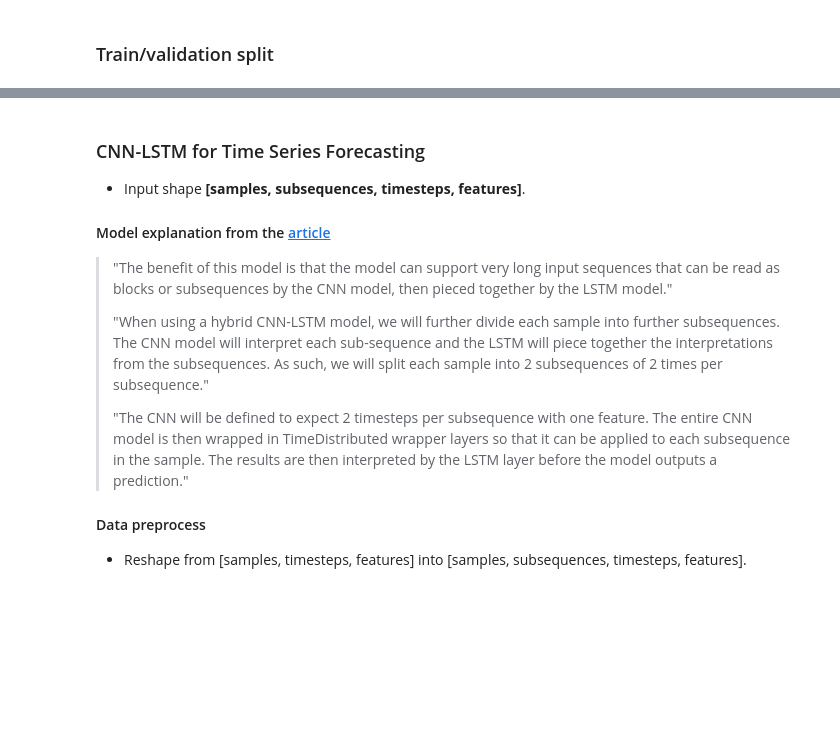
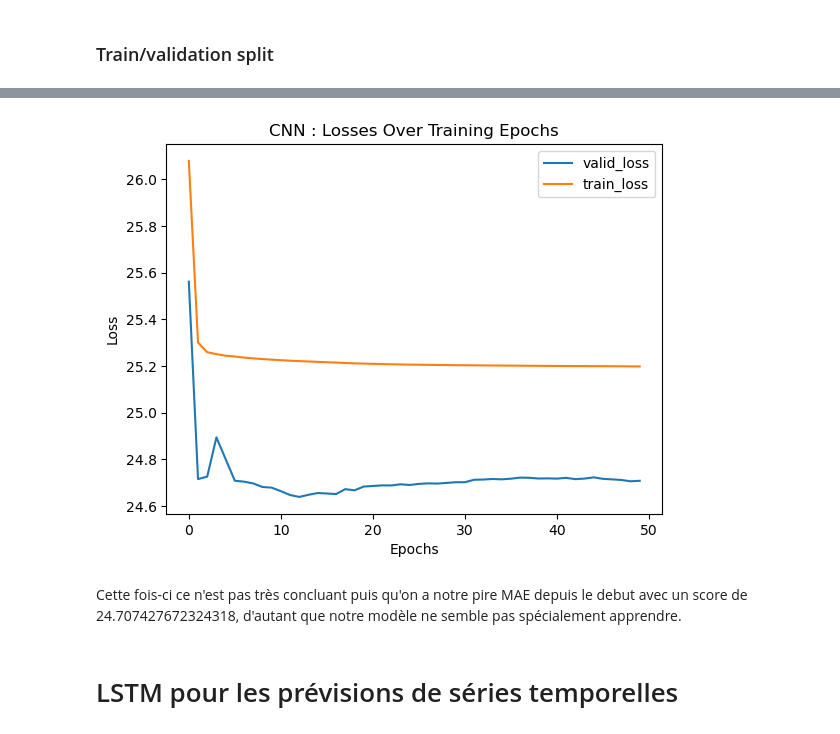
Before and after one commit to Aaramis/Deep_IODAA, a Jupyter notebook: Demand_Forecasting/deep-learning-for-time-series-forecasting.ipynb, the cells around one changed output, grey strips where cells are left out. Saved outputs shown, nothing was run; the diff lists cells and outputs as text; code cells hidden in the pictures; blank space fills up the shorter version.

Commit message:
Forecasting MLP CNN LSTM GRU

```diff
--- a/Demand_Forecasting/deep-learning-for-time-series-forecasting.ipynb
+++ b/Demand_Forecasting/deep-learning-for-time-series-forecasting.ipynb
@@ -229,13 +404,0 @@ lstm_history = model_lstm.fit(X_train_series, Y_train, validation_data=(X_valid_
-# %% [markdown]
-### CNN-LSTM for Time Series Forecasting
-* Input shape **[samples, subsequences, timesteps, features]**.
-
-#### Model explanation from the [article](https://machinelearningmastery.com/how-to-get-started-with-deep-learning-for-time-series-forecasting-7-day-mini-course/)
-> "The benefit of this model is that the model can support very long input sequences that can be read as blocks or subsequences by the CNN model, then pieced together by the LSTM model."
->
-> "When using a hybrid CNN-LSTM model, we will further divide each sample into further subsequences. The CNN model will interpret each sub-sequence and the LSTM will piece together the interpretations from the subsequences. As such, we will split each sample into 2 subsequences of 2 times per subsequence."
->
-> "The CNN will be defined to expect 2 timesteps per subsequence with one feature. The entire CNN model is then wrapped in TimeDistributed wrapper layers so that it can be applied to each subsequence in the sample. The results are then interpreted by the LSTM layer before the model outputs a prediction."
-
-#### Data preprocess
-* Reshape from [samples, timesteps, features] into [samples, subsequences, timesteps, features].
@@ -258,0 +493,16 @@ cnn_lstm_history = model_cnn_lstm.fit(X_train_series_sub, Y_train, validation_da
+# %%
+# Plot the Losses
+plt.plot(lst_valid_loss_cnn, label="valid_loss")
+plt.plot(lst_train_loss_cnn, label="train_loss")
+plt.xlabel("Epochs")
+plt.ylabel("Loss")
+plt.legend(loc='upper right')
+plt.title("CNN : Losses Over Training Epochs")
+plt.show()
+# plt.savefig("./output/MLP_loss_over_training_epochs.png")
+# %% [output]
+[figure, added]
+# %% [markdown]
+Cette fois-ci ce n'est pas très concluant puis qu'on a notre pire MAE depuis le debut avec un score de 24.707427672324318, d'autant que notre modèle ne semble pas spécialement apprendre.
+# %% [markdown]
+# LSTM pour les prévisions de séries temporelles
```
Also changed, not shown: parts of 84 cells of this notebook, 12 other files.
